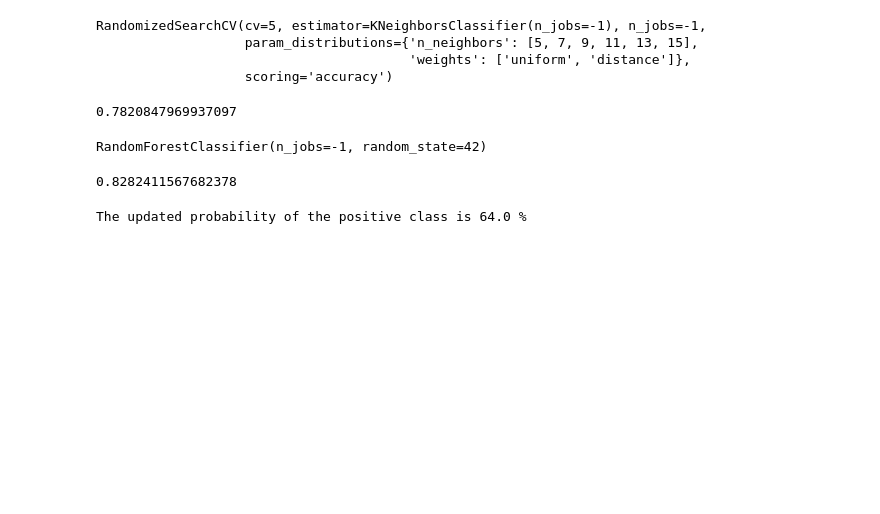
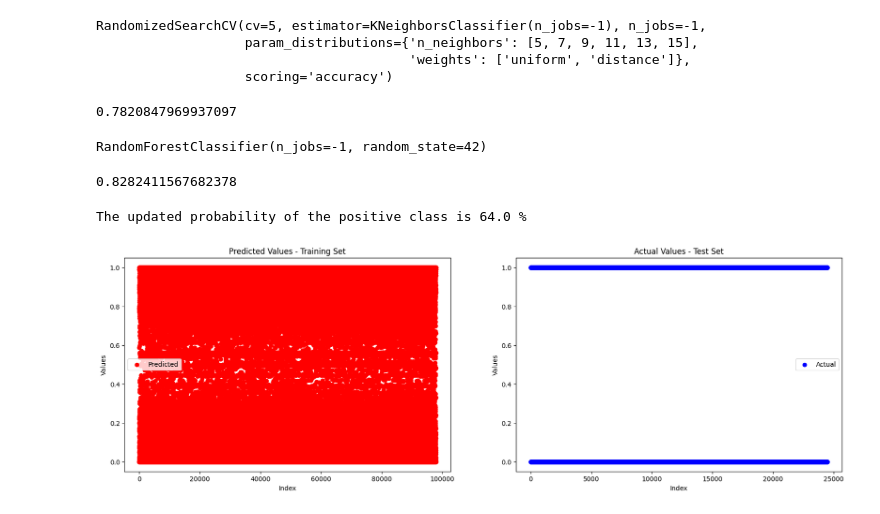
Before and after one commit to DucLUT/CSGO_prediction, a Jupyter notebook: assignment4.ipynb, the cells around one changed output. Drawn from its saved outputs; the diff is of its cells as text; code cells hidden in the pictures; blank space fills up the shorter version.

```diff
--- a/assignment4.ipynb
+++ b/assignment4.ipynb
@@ -224,3 +224,27 @@ new_data = [True, 100.0, 500.0, 500.0, 20.0, 5.0, 1.0, 5.0, 0.0, 5.0, 1.0, 1.0,
 update_prediction(new_data, forest)
 # %% [output]
 The updated probability of the positive class is 64.0 %
+# %%
+import matplotlib.pyplot as plt
+from sklearn.ensemble import RandomForestRegressor
+model = RandomForestRegressor()
+model.fit(X_train, y_train)
+
+# Make predictions on the training set and test set
+y_train_pred = model.predict(X_train)
+y_test_pred = model.predict(X_test)
+# %%
+fig, ax = plt.subplots(1, 2, figsize=(20, 6))
+ax[0].scatter(range(len(y_train_pred)), y_train_pred, color='red', label='Predicted')
+ax[0].set_xlabel('Index')
+ax[0].set_ylabel('Values')
+ax[0].set_title('Predicted Values - Training Set')
+ax[0].legend()
+ax[1].scatter(range(len(y_test)), y_test, color='blue', label='Actual')
+ax[1].set_xlabel('Index')
+ax[1].set_ylabel('Values')
+ax[1].set_title('Actual Values - Test Set')
+ax[1].legend()
+plt.show()
+# %% [output]
+[figure, added]
```
